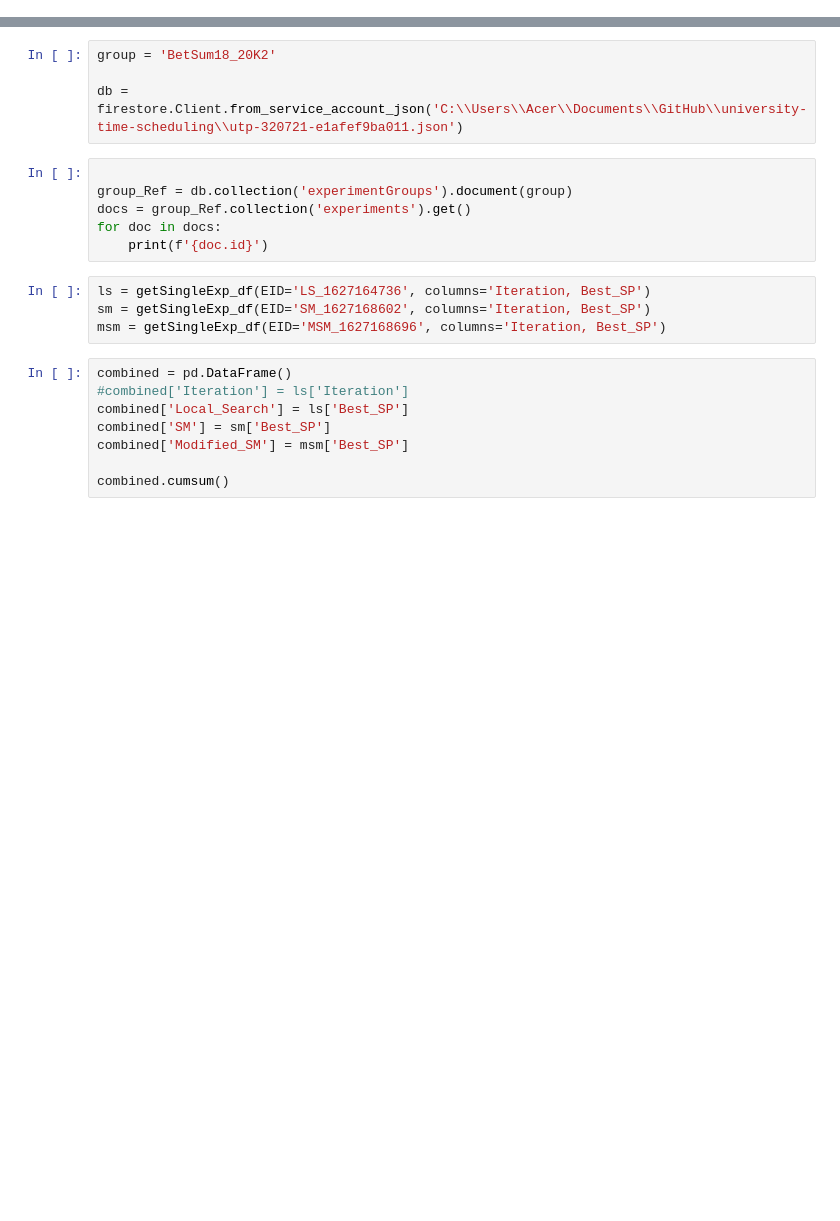
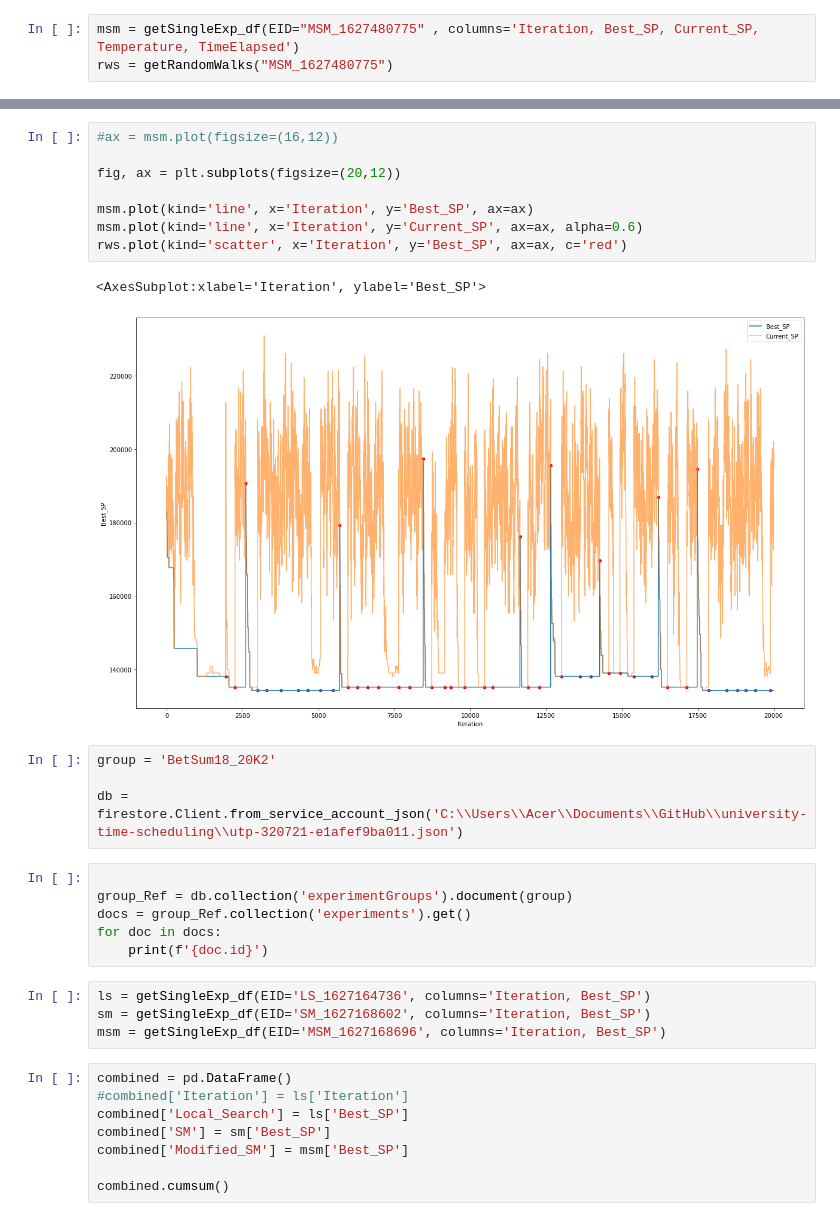
Before and after one commit to arun-baby/university-time-scheduling, a Jupyter notebook: Solver.ipynb, the cells around one changed output, grey strips where cells are left out. Saved outputs shown, nothing was run; the diff lists cells and outputs as text; blank space fills up the shorter version.

```diff
--- a/Solver.ipynb
+++ b/Solver.ipynb
@@ -35,0 +44,3 @@ mod_sm.solve()
+# %%
+msm = getSingleExp_df(EID="MSM_1627480775" , columns='Iteration, Best_SP, Current_SP, Temperature, TimeElapsed')
+rws = getRandomWalks("MSM_1627480775")
@@ -36,3 +49,14 @@ mod_sm.solve()
+# %%
+#ax = msm.plot(figsize=(16,12))
+
+fig, ax = plt.subplots(figsize=(20,12))
+
+msm.plot(kind='line', x='Iteration', y='Best_SP', ax=ax)
+msm.plot(kind='line', x='Iteration', y='Current_SP', ax=ax, alpha=0.6)
+rws.plot(kind='scatter', x='Iteration', y='Best_SP', ax=ax, c='red')
+# %% [output]
+<AxesSubplot:xlabel='Iteration', ylabel='Best_SP'>
+[figure, added]
 # %%
 group = 'BetSum18_20K2'
 
```
Also changed, not shown: parts of 8 cells of this notebook, 12 other files.
